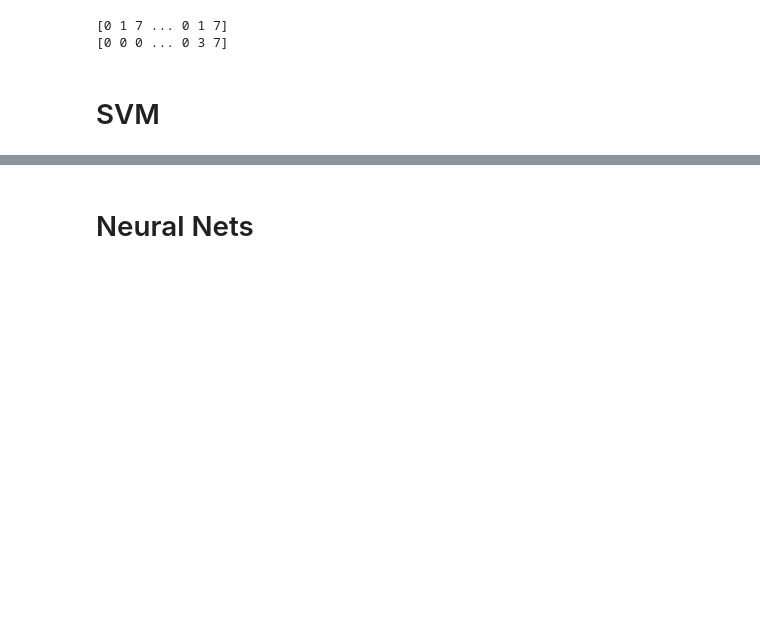
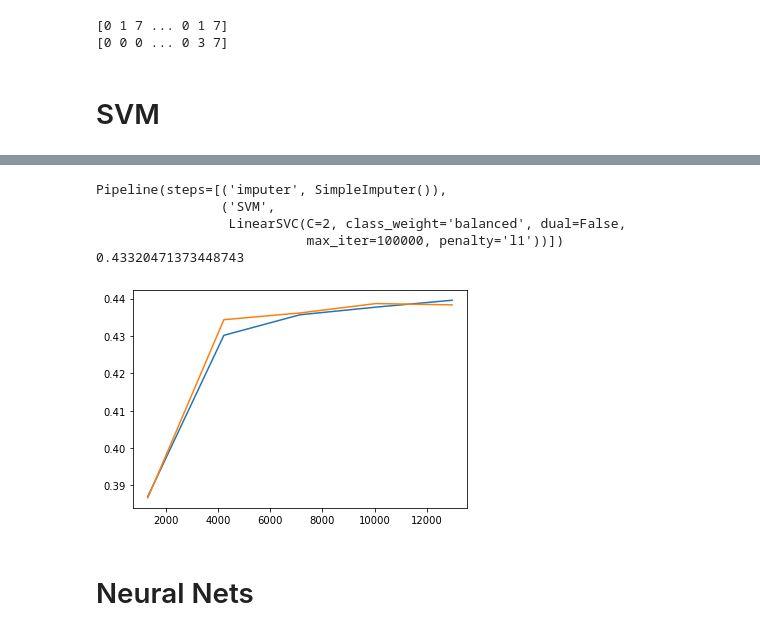
Before and after one commit to WilsJT/Self-Driving, a Jupyter notebook: test.ipynb, the cells around one changed output, grey strips where cells are left out. Drawn from its saved outputs; the diff is of its cells as text; code cells hidden in the pictures; blank space fills up the shorter version.

```diff
--- a/test.ipynb
+++ b/test.ipynb
@@ -179,0 +302,21 @@ plt.show()
+# %%
+# Linear
+svm_l1 = LinearSVC()
+
+params = {
+    'SVM__C': [0.01, 0.1, 1, 2, 5],
+    'SVM__penalty': ["l1"],
+    'SVM__dual': [False],
+    'SVM__loss': ["squared_hinge"],
+    'SVM__class_weight': ["balanced"],
+    'SVM__max_iter': [100000],
+    'SVM__tol': [1e-4],
+}
+
+# imp = SimpleImputer(missing_values=np.nan, strategy="mean")
+pipe_l1 = Pipeline(steps=[("imputer", imp), ("SVM", svm_l1)])
+
+grid_l1 = GridSearchCV(pipe_l1, params, scoring="accuracy", cv=StratifiedKFold(3), error_score="raise")
+grid_l1.fit(X_train, y_train)
+
+print(grid_l1.cv_results_)
@@ -180,3 +341,20 @@ plt.show()
+# %%
+print(grid_l1.best_estimator_)
+print(grid_l1.score(X_test, y_test))
+# %% [output]
+Pipeline(steps=[('imputer', SimpleImputer()),
+                ('SVM',
+                 LinearSVC(C=2, class_weight='balanced', dual=False,
+                           max_iter=100000, penalty='l1'))])
+0.43320471373448743
+# %%
+training_examples, train_score, valid_score = learning_curve(LinearSVC(C=2, class_weight='balanced', dual=False,max_iter=100000, penalty='l1'),
+                                                             X_train, y_train, cv=StratifiedKFold(3))
+plt.plot(training_examples, np.mean(train_score, axis=1), label="train_score")
+plt.plot(training_examples, np.mean(valid_score, axis=1), label="valid_score")
+plt.show()
+# %% [output]
+[figure, added]
 # %% [markdown]
 # Neural Nets
 # %%
```
Also changed, not shown: parts of 19 cells of this notebook.
